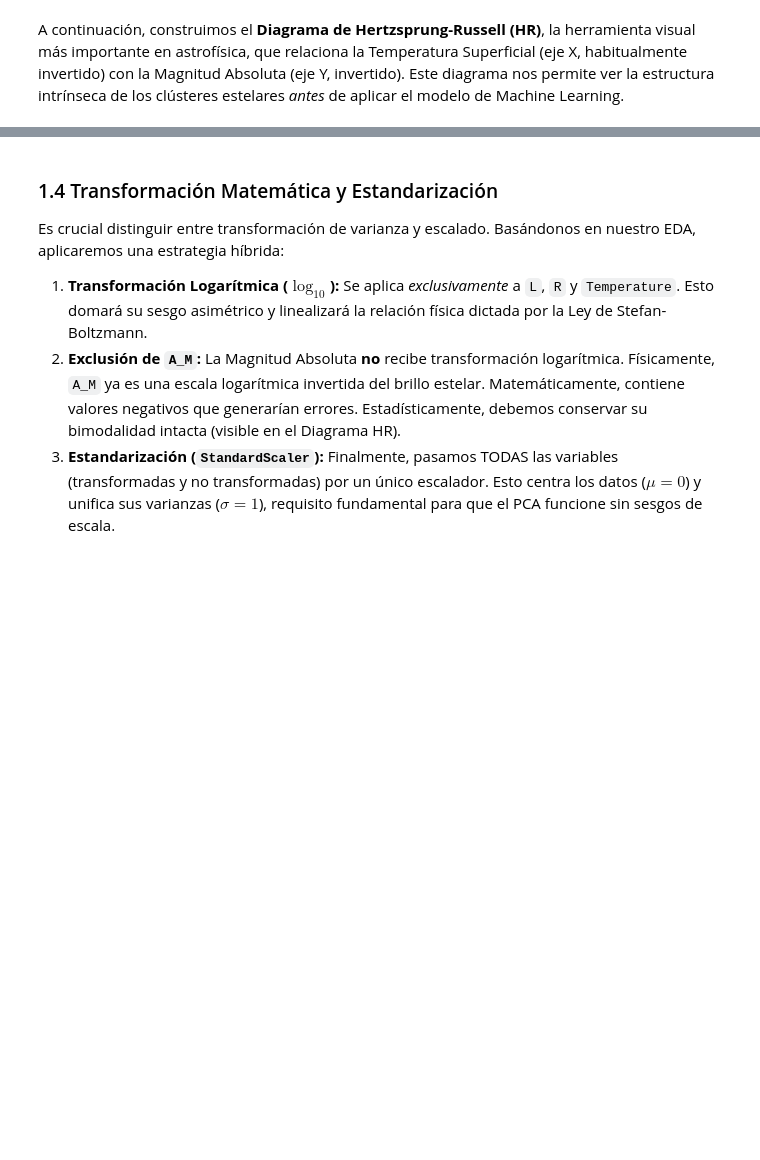
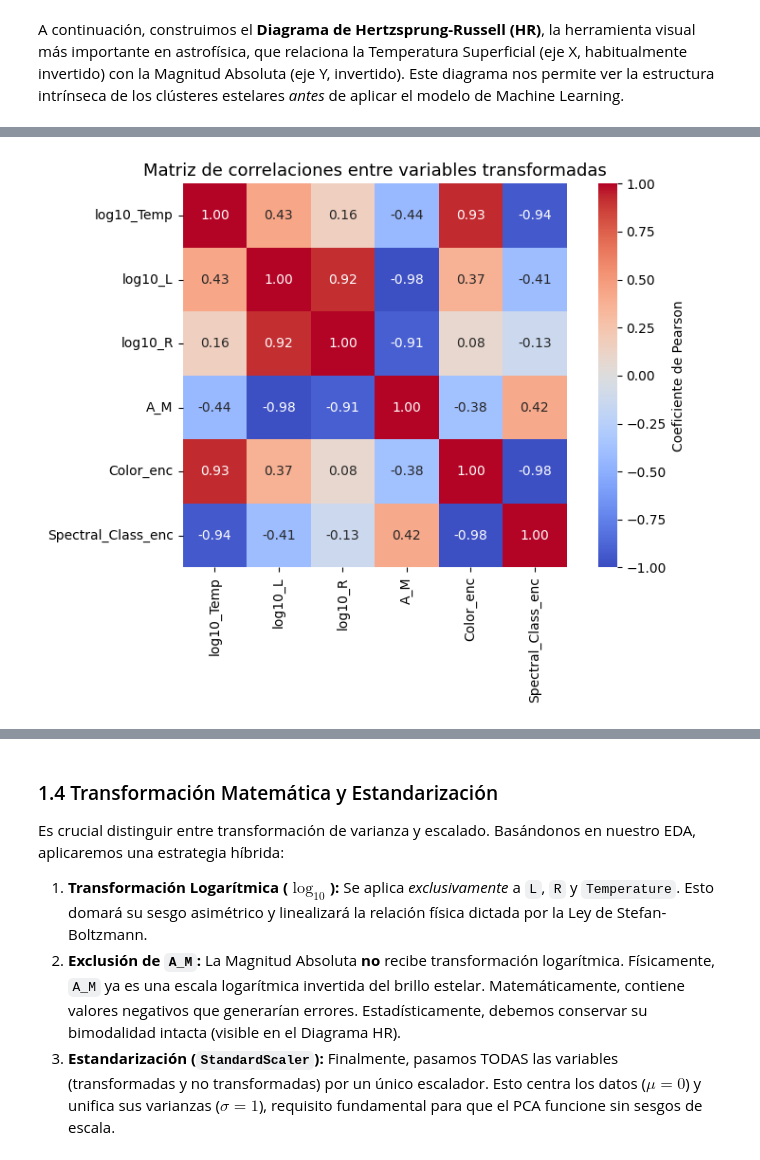
Before and after one commit to jmduroagea/clustering_practice, a Jupyter notebook: practica2.ipynb, the cells around one changed output, grey strips where cells are left out. Drawn from its saved outputs; the diff is of its cells as text; code cells hidden in the pictures; blank space fills up the shorter version.

```diff
--- a/practica2.ipynb
+++ b/practica2.ipynb
@@ -305,0 +312,31 @@ plt.show()
+# %%
+# ==========================================
+# EDA 3: MATRIZ DE CORRELACIONES
+# ==========================================
+# Calculamos correlaciones sobre el mismo espacio que verá el PCA:
+# log10 en variables sesgadas + ordinales + A_M sin transformar.
+
+X_corr = df[["Temperature", "L", "R", "A_M", "Color_enc", "Spectral_Class_enc"]].copy()
+X_corr["Temperature"] = np.log10(X_corr["Temperature"])
+X_corr["L"]           = np.log10(X_corr["L"])
+X_corr["R"]           = np.log10(X_corr["R"])
+X_corr.columns = ["log10_Temp", "log10_L", "log10_R", "A_M", "Color_enc", "Spectral_Class_enc"]
+
+corr_matrix = X_corr.corr()
+
+plt.figure(figsize=(8, 6))
+sns.heatmap(
+    corr_matrix,
+    annot=True,
+    fmt=".2f",
+    cmap="coolwarm",
+    center=0,
+    vmin=-1, vmax=1,
+    square=True,
+    cbar_kws={"label": "Coeficiente de Pearson"}
+)
+plt.title("Matriz de correlaciones entre variables transformadas", fontsize=13)
+plt.tight_layout()
+plt.show()
+# %% [output]
+[figure, added]
```
Also changed, not shown: parts of 72 cells of this notebook.
